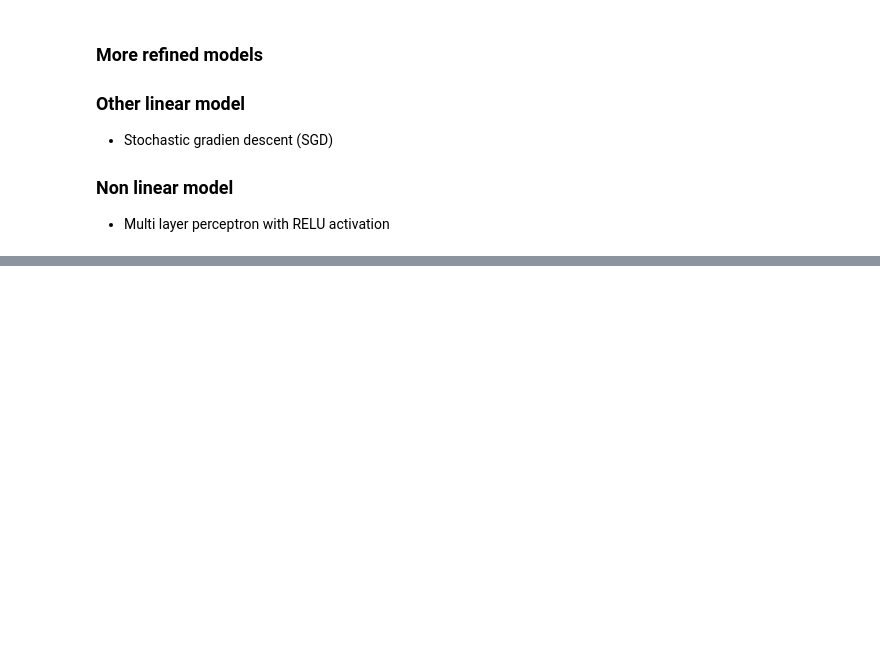
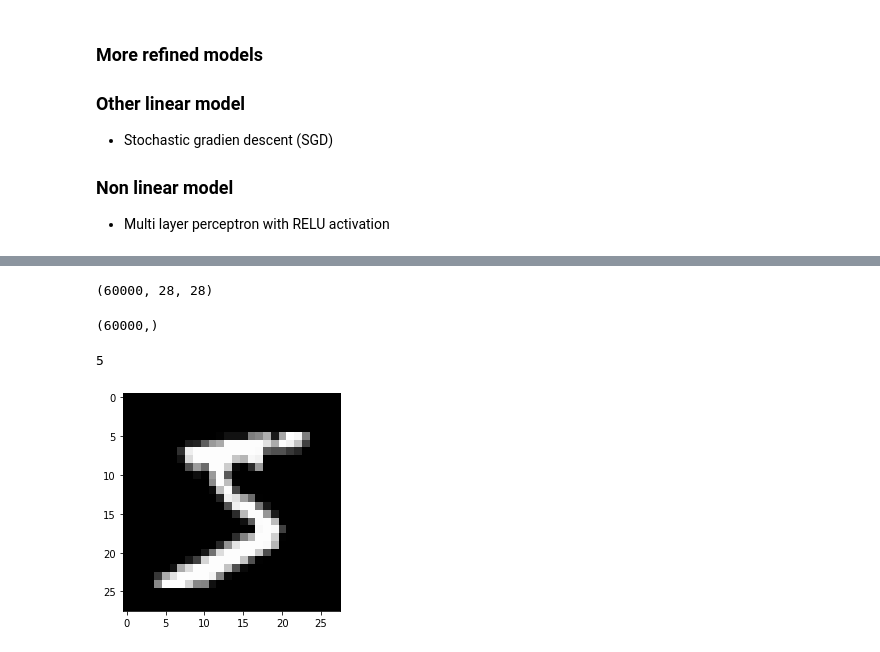
Before and after one commit to JeanBaptiste-dlb/ML_quick_intro, a Jupyter notebook: ml_intro.ipynb, the cells around one changed output, grey strips where cells are left out. Saved outputs shown, nothing was run; the diff lists cells and outputs as text; code cells hidden in the pictures; blank space fills up the shorter version.

```diff
--- a/ml_intro.ipynb
+++ b/ml_intro.ipynb
@@ -260,0 +268,16 @@ model.score(df_test, label_test)
+# %%
+(x_train, y_train), (x_test, y_test) = tf.keras.datasets.mnist.load_data()
+# %%
+x_train.shape
+# %% [output]
+(60000, 28, 28)
+# %%
+y_train.shape
+# %% [output]
+(60000,)
+# %%
+plt.imshow(x_train[0], cmap='gray', vmin=0, vmax=255)
+print(y_train[0])
+# %% [output]
+5
+[figure, added]
```
Also changed, not shown: parts of 11 cells of this notebook.
